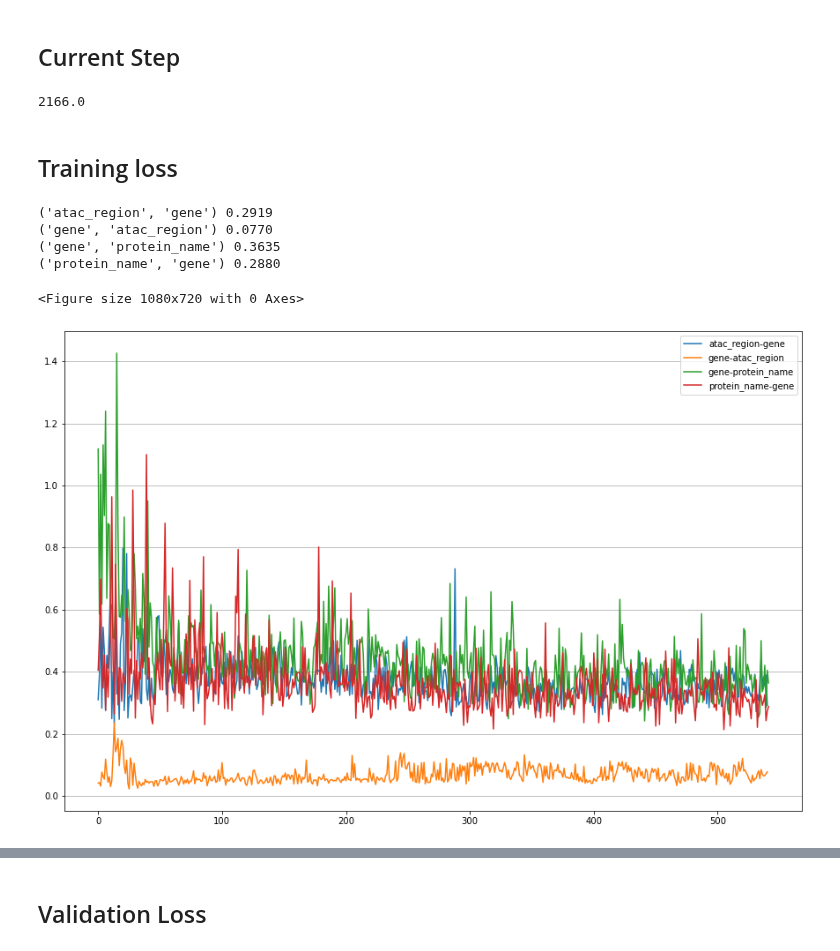
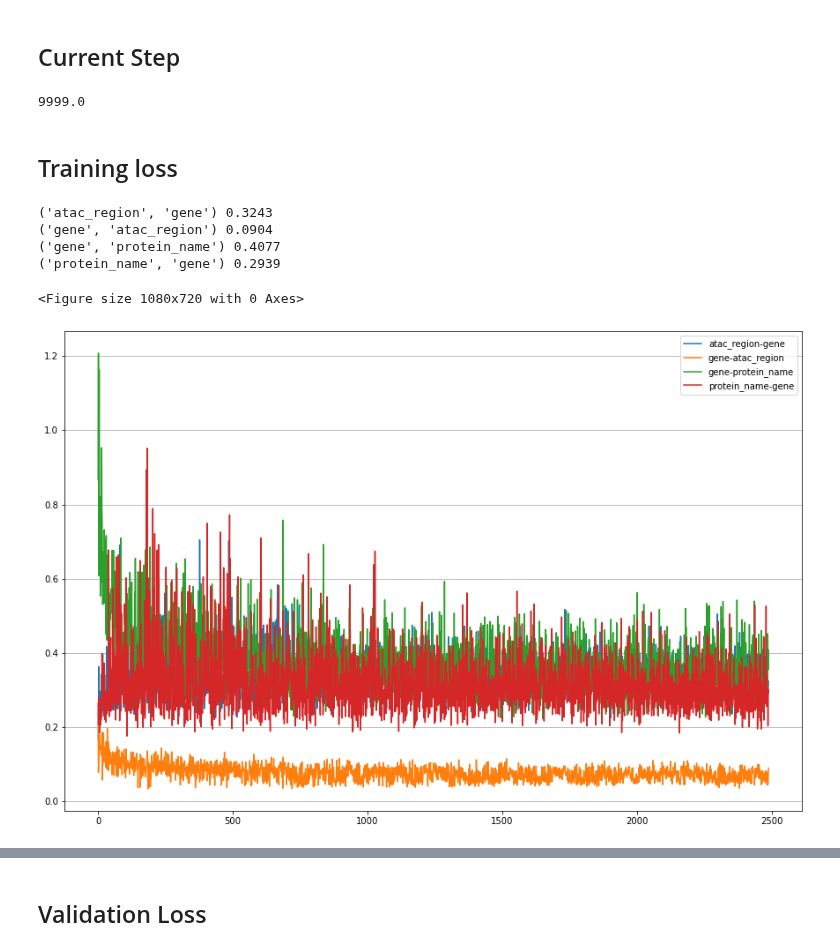
Before and after one commit to bglazer/opisca, a Jupyter notebook: training_logs.ipynb, the cells around one changed output, grey strips where cells are left out. Saved outputs shown, nothing was run; the diff lists cells and outputs as text; code cells hidden in the pictures.

```diff
--- a/training_logs.ipynb
+++ b/training_logs.ipynb
@@ -65,6 +65,7 @@ for key in base_keys:
 # %%
 keys += [
     'Outer step',
+    'Batch'
 ]
 # %%
 readers = {}
@@ -73,9 +74,12 @@ matches = {}
 #### Timestamp of run
 # %%
 timestamps = [
-    '20211102-1454',
-    '20211102-1455',
-    '20211103-0958',
+    '20211102-1454', # reptile/sage/sgd
+    '20211103-0958', # Reptile/GATConv
+    '20211103-1533', # joint, old version, weighted loss, finished
+    '20211104-1003', # joint, new version
+    '20211104-2219', # reptile/SAGEConv/adam outer lr=.0001. before-after, stopped
+
 ]
 files = [f'logs/train_earl_{tmstp}.log' for tmstp in timestamps]
 # %%
@@ -88,9 +89,0 @@ for file in files:
-# %%
-for tmstp in timestamps:
-    file = f'logs/train_earl_{tmstp}.log'
-    matches = readers[file].grab()
-    print(tmstp)
-    for task in tasks:
-        validation_loss = matches[f'validation prediction loss {task}']
-        print(task, ' '.join([f'{loss:.3f}' for loss in validation_loss[-7:]]))
-    print('--')
@@ -115,0 +90,10 @@ for tmstp in timestamps:
+# %%
+if True:
+    for tmstp in timestamps:
+        file = f'logs/train_earl_{tmstp}.log'
+        matches = readers[file].grab()
+        print(tmstp)
+        for task in tasks:
+            validation_losses = matches[f'validation prediction loss {task}']
+            print(task, ' '.join([f'{loss:.3f}' for loss in validation_losses[-5:]]))
+        print('----')
@@ -147,29 +149,33 @@ pprint(json.load(open(f'logs/earl_params_{timestamps[idx]}.json')))
 # %% [markdown]
 ## Current Step
 # %%
-batch = matches['Outer step'][-1]
-batch
+if len(matches['Outer step'])>0:
+    batch = matches['Outer step'][-1]
+    print(batch)
+elif len(matches['Batch'])>0:
+    epoch = matches['Batch'][-1]
+    print(epoch)
 # %% [output]
-2166.0
+9999.0
 # %% [markdown]
 ## Training loss
 # %%
 plt.figure(figsize=(15,10))
 fig,ax = plt.subplots(figsize=(15,10))
 plt.grid(axis='y')
 
 for task in tasks:
     training_loss = matches[f'train prediction loss {task}']
-    ax.plot(training_loss[0:], label=f'{task[0]}-{task[1]}')
+    ax.plot(training_loss[10:], label=f'{task[0]}-{task[1]}')
     print(task, f'{training_loss[-1]:.4f}')
 _=ax.legend()
 # %% [output]
-('atac_region', 'gene') 0.2919
-('gene', 'atac_region') 0.0770
-('gene', 'protein_name') 0.3635
-('protein_name', 'gene') 0.2880
+('atac_region', 'gene') 0.3243
+('gene', 'atac_region') 0.0904
+('gene', 'protein_name') 0.4077
+('protein_name', 'gene') 0.2939
 <Figure size 1080x720 with 0 Axes>
-[figure, old version]
+[figure, new version]
 # %%
 plt.figure(figsize=(15,10))
 fig,ax = plt.subplots(figsize=(15,10))
```
Also changed, not shown: parts of 9 cells of this notebook, 1 other file.
